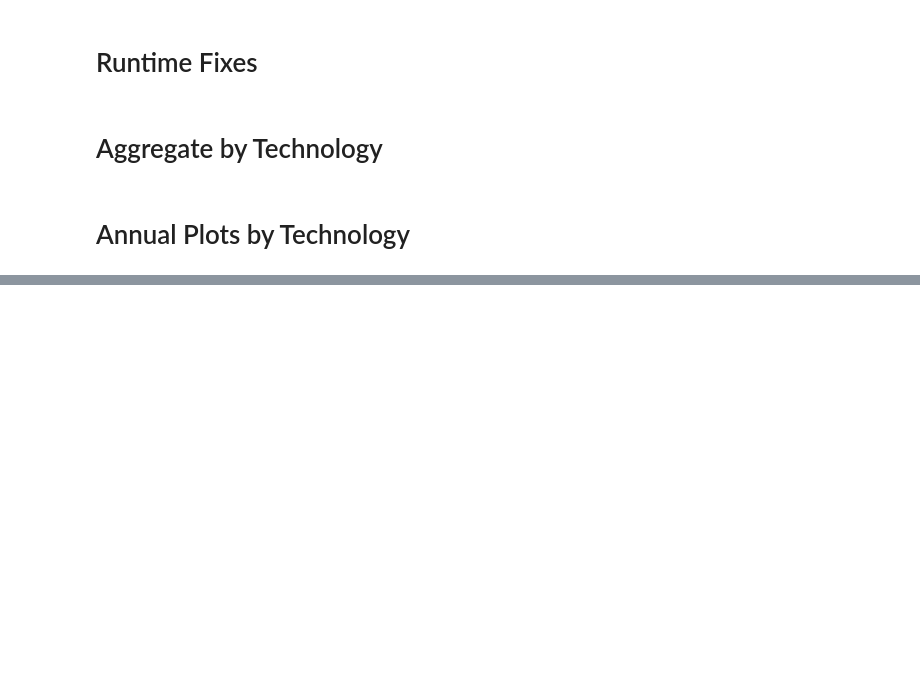
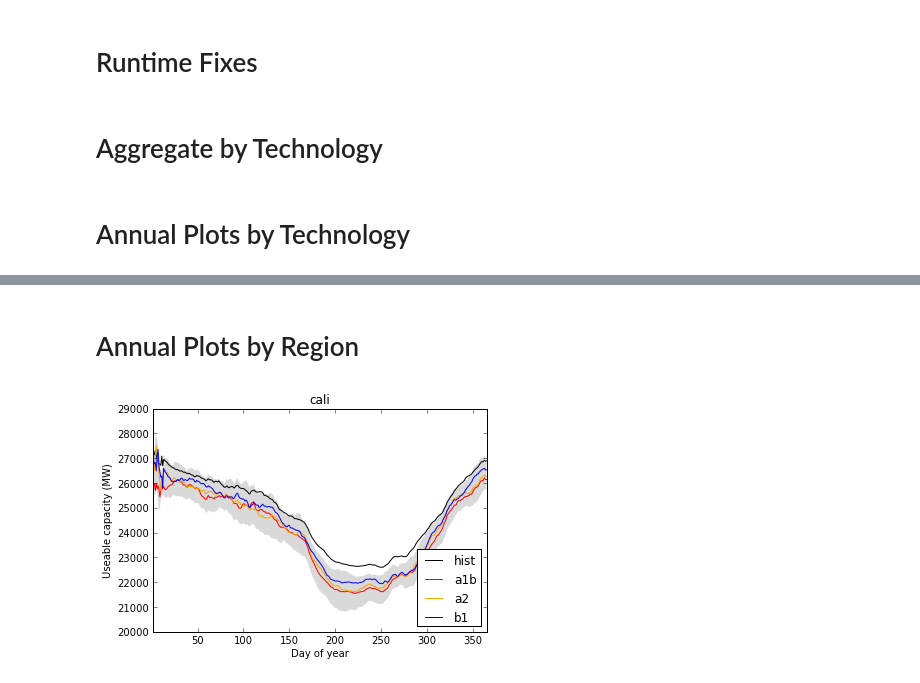
Before and after one commit to mdbartos/vic_utils, a Jupyter notebook: post/post_plot.ipynb, the cells around one changed output, grey strips where cells are left out. Saved outputs shown, nothing was run; the diff lists cells and outputs as text; code cells hidden in the pictures; blank space fills up the shorter version.

```diff
--- a/post/post_plot.ipynb
+++ b/post/post_plot.ipynb
@@ -324,0 +331,2 @@ b.plot_sum('hy', 'century_fill', smoothing=5)
+# %%
+b = sum_regions()
@@ -324,0 +337,6 @@ b.plot_sum('hy', 'century_fill', smoothing=5)
+# %% [markdown]
+# Annual Plots by Region
+# %%
+b.plot_sum('cali', 'annual_fill', startdate=datetime.date(2040,1,1), enddate=datetime.date(2060,1,1), smoothing=14)
+# %% [output]
+[figure, added]
```
Also changed, not shown: parts of 27 cells of this notebook.
